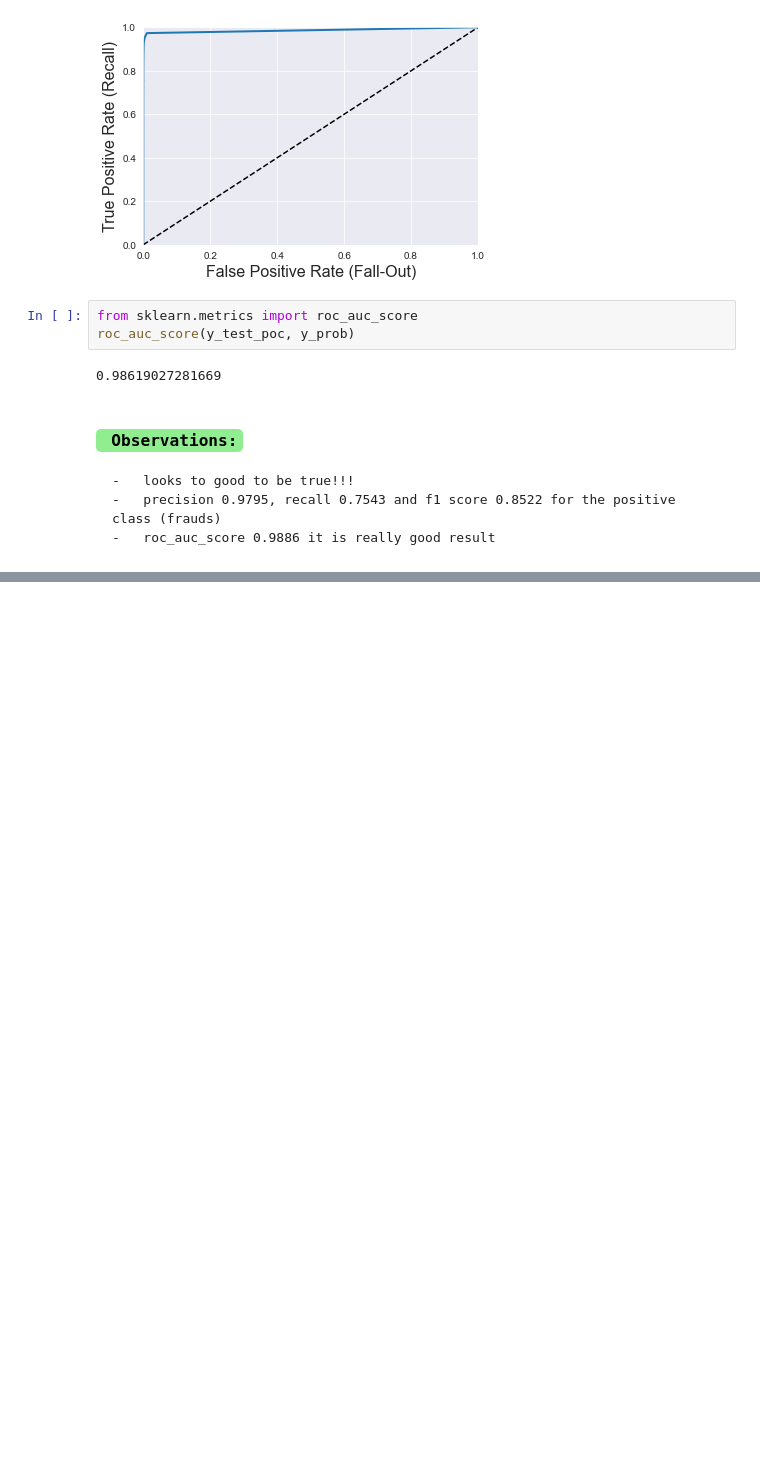
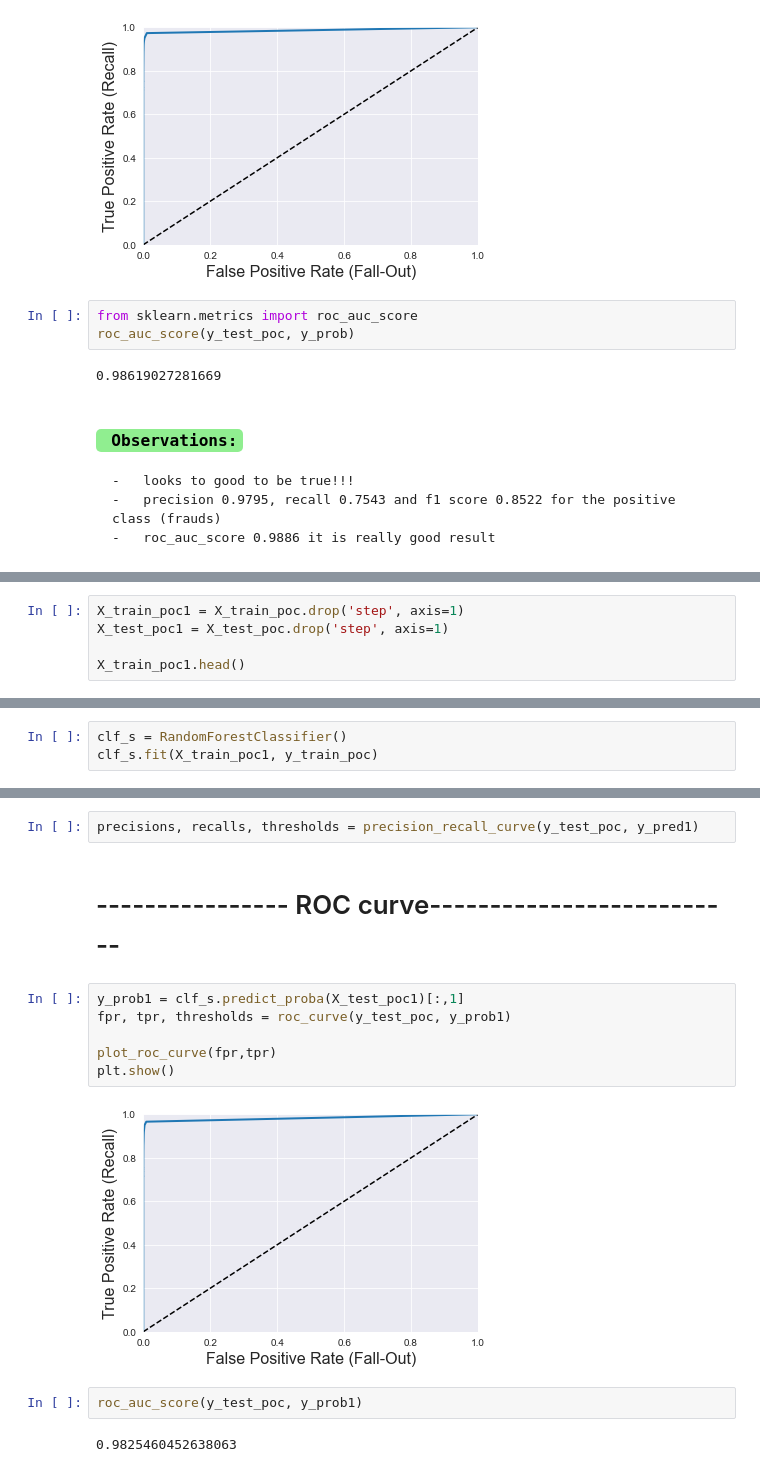
Before and after one commit to xmarkx/fraud_detection, a Jupyter notebook: PCA.ipynb, the cells around one changed output, grey strips where cells are left out. Saved outputs shown, nothing was run; the diff lists cells and outputs as text; blank space fills up the shorter version.

Commit message:
adding POC without STEP feature

```diff
--- a/PCA.ipynb
+++ b/PCA.ipynb
@@ -649,0 +646,5 @@ roc_auc_score(y_test_poc, y_prob)
+# %%
+X_train_poc1 = X_train_poc.drop('step', axis=1)
+X_test_poc1 = X_test_poc.drop('step', axis=1)
+
+X_train_poc1.head()
@@ -649,0 +659,3 @@ roc_auc_score(y_test_poc, y_prob)
+# %%
+clf_s = RandomForestClassifier()
+clf_s.fit(X_train_poc1, y_train_poc)
@@ -649,0 +702,16 @@ roc_auc_score(y_test_poc, y_prob)
+# %%
+precisions, recalls, thresholds = precision_recall_curve(y_test_poc, y_pred1)
+# %% [markdown]
+# ---------------- ROC curve--------------------------
+# %%
+y_prob1 = clf_s.predict_proba(X_test_poc1)[:,1]
+fpr, tpr, thresholds = roc_curve(y_test_poc, y_prob1)
+
+plot_roc_curve(fpr,tpr)
+plt.show()
+# %% [output]
+[figure, added]
+# %%
+roc_auc_score(y_test_poc, y_prob1)
+# %% [output]
+0.9825460452638063
```
Also changed, not shown: parts of 10 cells of this notebook.
